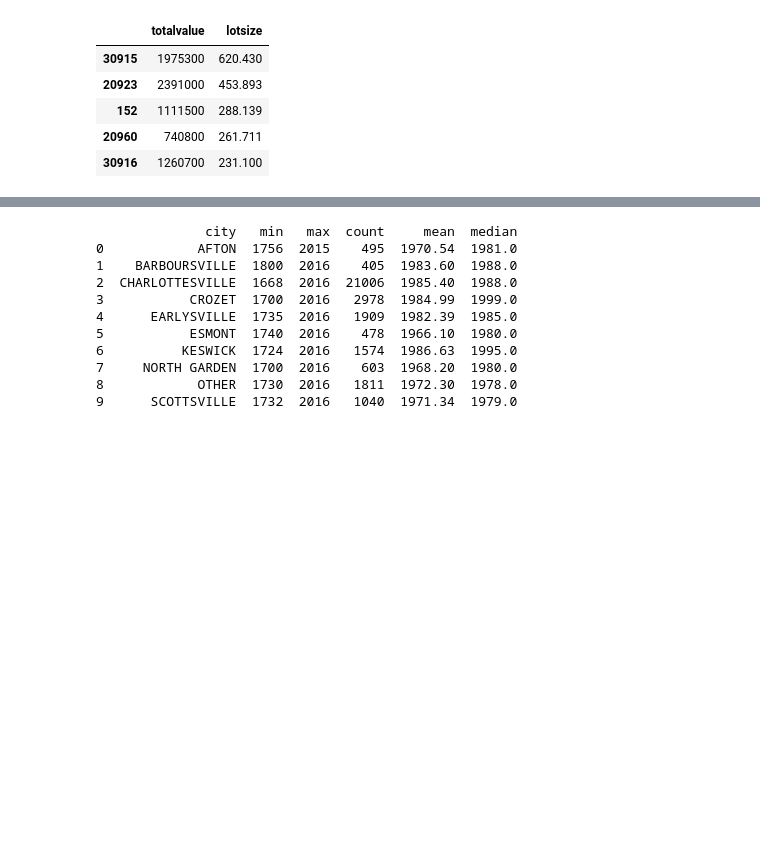
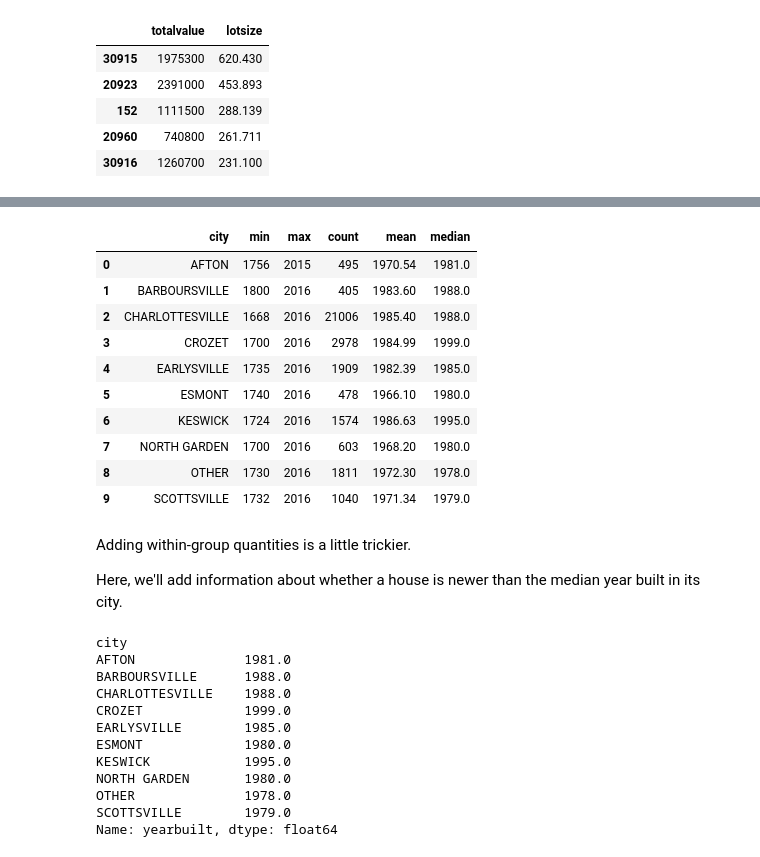
Before and after one commit to apostolosfilippas/ec, a Jupyter notebook: scripts/2.dataframes.ipynb, the cells around one changed output, grey strips where cells are left out. Saved outputs shown, nothing was run; the diff lists cells and outputs as text; code cells hidden in the pictures; blank space fills up the shorter version.

```diff
--- a/scripts/2.dataframes.ipynb
+++ b/scripts/2.dataframes.ipynb
@@ -669,29 +663,49 @@ median     1988.0
+# %%
+# Group by city and compute summary statistics
+df_homes_stats = (
+    df_homes
+    .query("yearbuilt > 0") # keep only houses with yearbuilt info
+    .groupby("city")["yearbuilt"] # group by city and then select the column we will apply the following functions to
+    .agg(["min", "max", "count", "mean", "median"]) # apply the min, max, count, mean, and median "aggregation" functions to each group
+    .round(2) # round results to 2 decimal places
+    .reset_index() # "ungroup" --> resets the index from city to "per row"
+)
+
+df_homes_stats
+# %% [output]
+|  | city | min | max | count | mean | median |
+| 0 | AFTON | 1756 | 2015 | 495 | 1970.54 | 1981.0 |
+| 1 | BARBOURSVILLE | 1800 | 2016 | 405 | 1983.60 | 1988.0 |
+| 2 | CHARLOTTESVILLE | 1668 | 2016 | 21006 | 1985.40 | 1988.0 |
+| 3 | CROZET | 1700 | 2016 | 2978 | 1984.99 | 1999.0 |
+| 4 | EARLYSVILLE | 1735 | 2016 | 1909 | 1982.39 | 1985.0 |
+| 5 | ESMONT | 1740 | 2016 | 478 | 1966.10 | 1980.0 |
+| 6 | KESWICK | 1724 | 2016 | 1574 | 1986.63 | 1995.0 |
+| 7 | NORTH GARDEN | 1700 | 2016 | 603 | 1968.20 | 1980.0 |
+| 8 | OTHER | 1730 | 2016 | 1811 | 1972.30 | 1978.0 |
+| 9 | SCOTTSVILLE | 1732 | 2016 | 1040 | 1971.34 | 1979.0 |
+# %% [markdown]
+Adding within-group quantities is a little trickier.
+
+Here, we'll add information about whether a house is newer than the median year built in its city.
 # %%
-# 4.3 Group by operations
-# This function groups cases by common values of one or more columns
+# First, filter houses with yearbuilt info
+df_homes_filtered = df_homes[df_homes["yearbuilt"] > 0].copy()
 
-# First, filter houses with yearbuilt info
-df_homes_filtered = df_homes[df_homes["yearbuilt"] > 0]
+# Calculate median year built by city
+median_by_city = df_homes_filtered.groupby("city")["yearbuilt"].median()
 
-# Group by city and compute summary statistics
-df_homes_stats = (
-    df_homes_filtered
-    .groupby("city")["yearbuilt"]
-    .agg(["min", "max", "count", "mean", "median"])
-    .round(2)
-    .reset_index()
-)
-
-print(df_homes_stats)
+median_by_city
 # %% [output]
-              city   min   max  count     mean  median
-0            AFTON  1756  2015    495  1970.54  1981.0
-1    BARBOURSVILLE  1800  2016    405  1983.60  1988.0
-2  CHARLOTTESVILLE  1668  2016  21006  1985.40  1988.0
-3           CROZET  1700  2016   2978  1984.99  1999.0
-4      EARLYSVILLE  1735  2016   1909  1982.39  1985.0
-5           ESMONT  1740  2016    478  1966.10  1980.0
-6          KESWICK  1724  2016   1574  1986.63  1995.0
-7     NORTH GARDEN  1700  2016    603  1968.20  1980.0
-8            OTHER  1730  2016   1811  1972.30  1978.0
-9      SCOTTSVILLE  1732  2016   1040  1971.34  1979.0
+city
+AFTON              1981.0
+BARBOURSVILLE      1988.0
+CHARLOTTESVILLE    1988.0
+CROZET             1999.0
+EARLYSVILLE        1985.0
+ESMONT             1980.0
+KESWICK            1995.0
+NORTH GARDEN       1980.0
+OTHER              1978.0
+SCOTTSVILLE        1979.0
+Name: yearbuilt, dtype: float64
```
Also changed, not shown: parts of 13 cells of this notebook.
